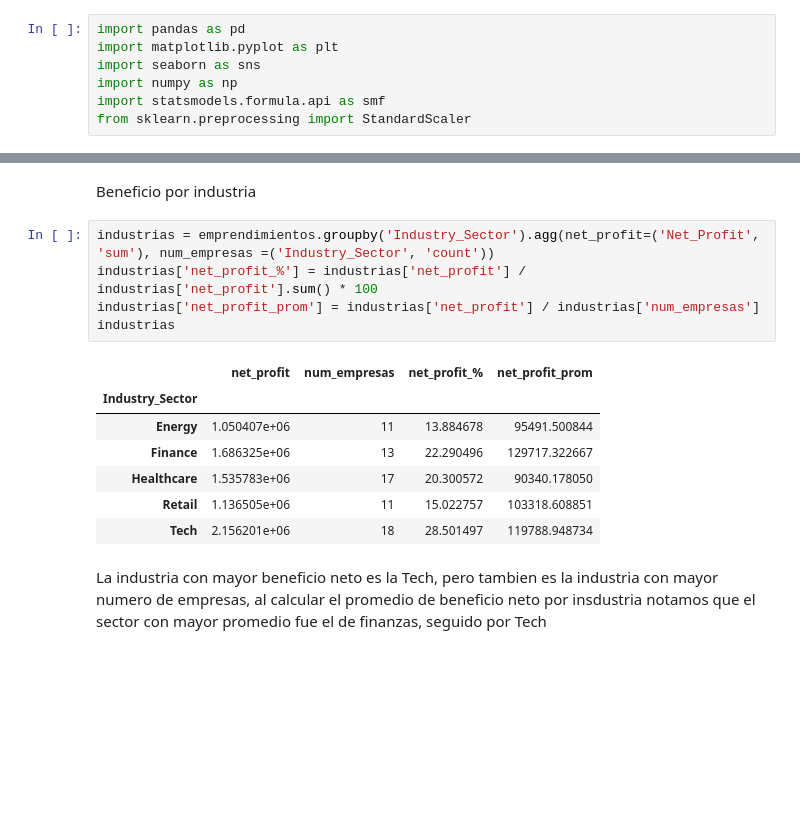
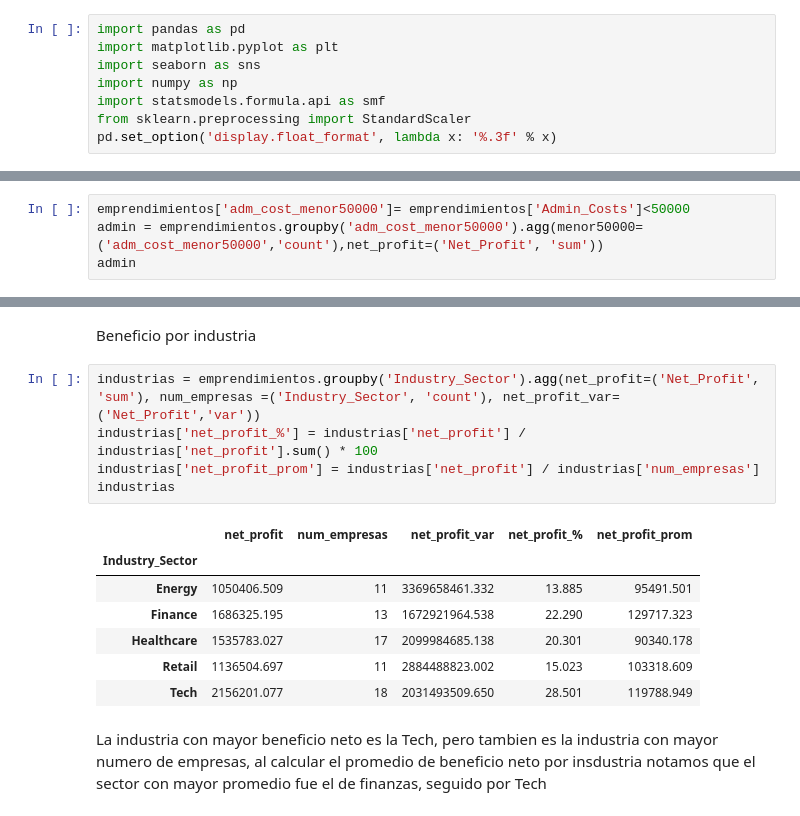
Before and after one commit to Chiaraaorlando/Regresion, a Jupyter notebook: regresion tp chiara orlando.ipynb, the cells around one changed output, grey strips where cells are left out. Saved outputs shown, nothing was run; the diff lists cells and outputs as text; blank space fills up the shorter version.

```diff
--- a/regresion tp chiara orlando.ipynb
+++ b/regresion tp chiara orlando.ipynb
@@ -20,3 +20,4 @@ import seaborn as sns
 import numpy as np
 import statsmodels.formula.api as smf
 from sklearn.preprocessing import StandardScaler
+pd.set_option('display.float_format', lambda x: '%.3f' % x)
@@ -344,0 +151,4 @@ clase
+# %%
+emprendimientos['adm_cost_menor50000']= emprendimientos['Admin_Costs']<50000
+admin = emprendimientos.groupby('adm_cost_menor50000').agg(menor50000=('adm_cost_menor50000','count'),net_profit=('Net_Profit', 'sum'))
+admin
@@ -584,18 +436,18 @@ emprendimientos_real_predict['error_cuad'].mean()
 # %% [markdown]
 Beneficio por industria
 # %%
-industrias = emprendimientos.groupby('Industry_Sector').agg(net_profit=('Net_Profit', 'sum'), num_empresas =('Industry_Sector', 'count'))
+industrias = emprendimientos.groupby('Industry_Sector').agg(net_profit=('Net_Profit', 'sum'), num_empresas =('Industry_Sector', 'count'), net_profit_var=('Net_Profit','var'))
 industrias['net_profit_%'] = industrias['net_profit'] / industrias['net_profit'].sum() * 100
 industrias['net_profit_prom'] = industrias['net_profit'] / industrias['num_empresas']
 industrias
 # %% [output]
-|  | net_profit | num_empresas | net_profit_% | net_profit_prom |
-| Industry_Sector |  |  |  |  |
-| Energy | 1.050407e+06 | 11 | 13.884678 | 95491.500844 |
-| Finance | 1.686325e+06 | 13 | 22.290496 | 129717.322667 |
-| Healthcare | 1.535783e+06 | 17 | 20.300572 | 90340.178050 |
-| Retail | 1.136505e+06 | 11 | 15.022757 | 103318.608851 |
-| Tech | 2.156201e+06 | 18 | 28.501497 | 119788.948734 |
+|  | net_profit | num_empresas | net_profit_var | net_profit_% | net_profit_prom |
+| Industry_Sector |  |  |  |  |  |
+| Energy | 1050406.509 | 11 | 3369658461.332 | 13.885 | 95491.501 |
+| Finance | 1686325.195 | 13 | 1672921964.538 | 22.290 | 129717.323 |
+| Healthcare | 1535783.027 | 17 | 2099984685.138 | 20.301 | 90340.178 |
+| Retail | 1136504.697 | 11 | 2884488823.002 | 15.023 | 103318.609 |
+| Tech | 2156201.077 | 18 | 2031493509.650 | 28.501 | 119788.949 |
 # %% [markdown]
 La industria con mayor beneficio neto es la Tech, pero tambien es la industria con mayor numero de empresas, al calcular el promedio de beneficio neto por insdustria notamos que el sector con mayor promedio fue el de finanzas, seguido por Tech
 # %% [markdown]
```
Also changed, not shown: parts of 65 cells of this notebook.
